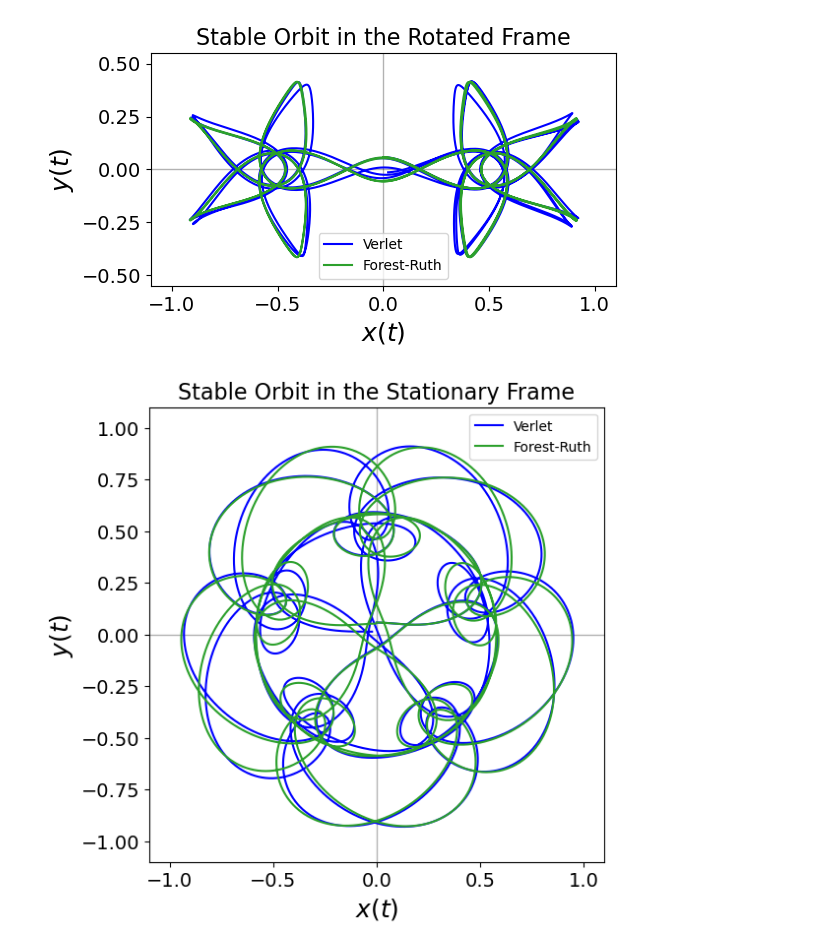
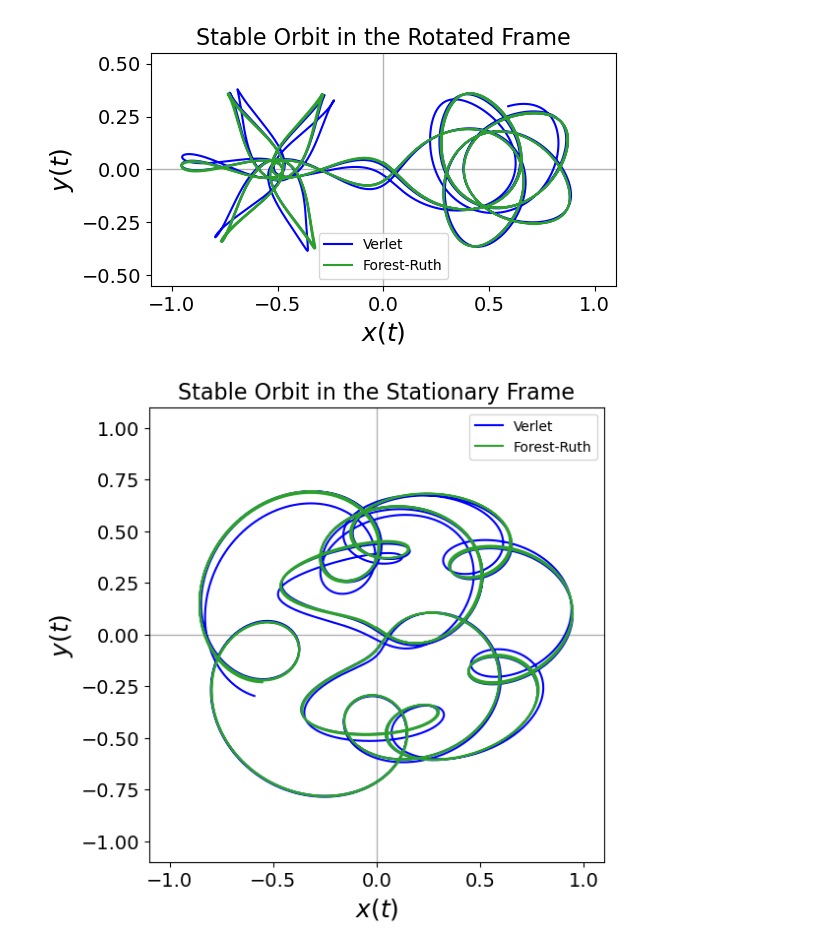
Before and after one commit to jaymz07/single-particle-simulator, a Jupyter notebook: RUN_CR3BP.ipynb, the cells around one changed output. Saved outputs shown, nothing was run; the diff lists cells and outputs as text; code cells hidden in the pictures.

```diff
--- a/RUN_CR3BP.ipynb
+++ b/RUN_CR3BP.ipynb
@@ -109,9 +109,9 @@ def plotSliced(x, y, numSlices=100, color_vect=[1,0,0],
 plt.figure(figsize=(6,6))
 plt.axis('scaled')
 drawAxisLines(alpha=0.3)
-v0=0.49
-theta = 0.0021530612411246191
-TSTEP = 0.005
+v0=0.4380
+theta = -0.59
+TSTEP = 0.001
 
 plotOpts = {'alpha_range' : [1,1],
             'color_range' : [0.8,.8],
@@ -120,7 +120,7 @@ plotOpts = {'alpha_range' : [1,1],
 
 simOpts = {'tstep' : TSTEP,
            'N'     : 9*np.pi//TSTEP,  # integer number of binary orbits completed
-           'x0' : [0, 0.058]}
+           'x0' : [0, 0.032857]}
 
 dats = []
 
@@ -153,14 +153,14 @@ plt.legend()
 plt.title("Stable Orbit in the Rotated Frame", size=16)
 savefig('orbit_cr3bp')
 # %% [output]
-[figure, old version]
+[figure, new version]
 # %%
 plt.figure(figsize=(6,6))
 plt.axis('scaled')
 drawAxisLines(alpha=0.3)
-v0=0.49
-theta = 0.0021530612411246191
-TSTEP = 0.005
+v0=0.4380
+theta = -0.59
+TSTEP = 0.001
 
 plotOpts = {'alpha_range' : [1,1],
             'color_range' : [0.8,.8],
@@ -169,37 +169,37 @@ plotOpts = {'alpha_range' : [1,1],
 
 simOpts = {'tstep' : TSTEP,
            'N'     : 9*np.pi//TSTEP,  # integer number of binary orbits completed
-           'x0' : [0, 0.058]}
+           'x0' : [0, 0.032857]}
 
 dats = []
 
 dat = getTrajectory(v0, theta, method = 'verlet', **simOpts)
 t, x, y, vx, vy = dat
 dats.append(dat)
 x_rot, y_rot = x, y
 #plotSliced(x_rot, y_rot, color_vect=[0,0,1], **plotOpts)
 plt.plot(x_rot, y_rot, c='blue', label='Verlet')
 
 dat = getTrajectory(v0, theta, method = 'fr_pv', **simOpts)
 t, x, y, vx, vy = dat
 dats.append(dat)
 x_rot, y_rot = x, y
 #plotSliced(x_rot, y_rot, color_vect=[0,1,0], **plotOpts)
 plt.plot(x_rot, y_rot, c='tab:green', label='Forest-Ruth')
 
 
 #plt.plot([x_rot[-1]],[y_rot[-1]], 'o', c='red')
 #plt.plot([x[0]],[y[0]], 'o', c='blue')
 
 plt.xlabel("$x(t)$", size=18)
 plt.ylabel("$y(t)$", size=18)
 bigTicks()
 zoom = 1.1
 plt.xlim(-zoom, zoom)
 plt.ylim(-zoom, zoom)
 plt.legend()
 
 plt.title("Stable Orbit in the Stationary Frame", size=16)
 savefig('orbit_cr3bp_stat')
 # %% [output]
-[figure, old version]
+[figure, new version]
```
Also changed, not shown: 30 other files.
